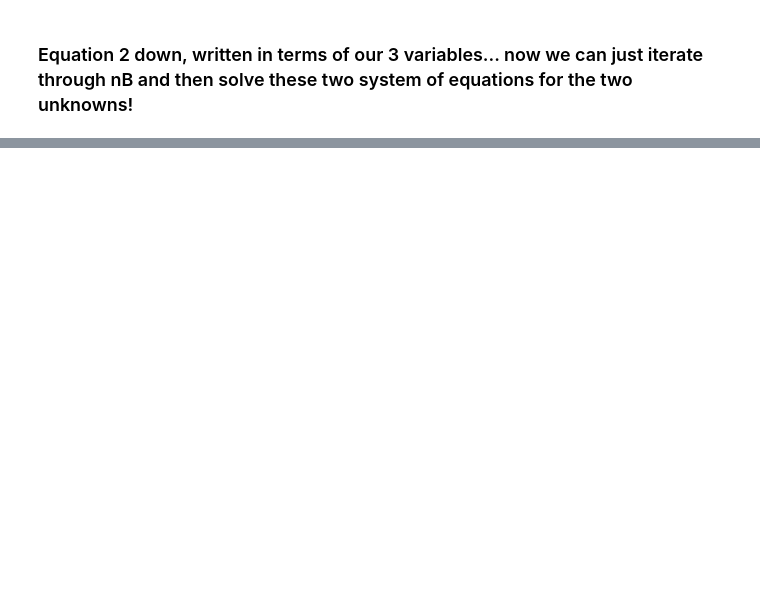
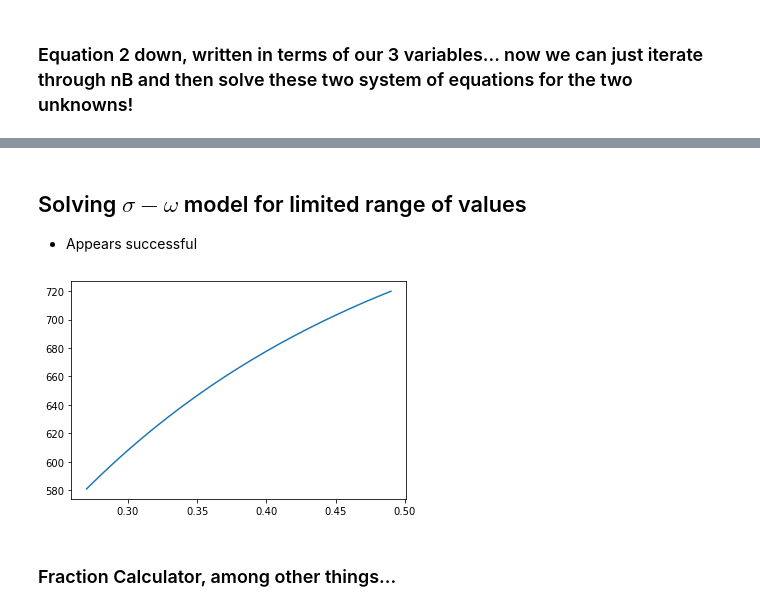
Before and after one commit to thevinhtran/Yay, a Jupyter notebook: Walecka Model.ipynb, the cells around one changed output, grey strips where cells are left out. Drawn from its saved outputs; the diff is of its cells as text; code cells hidden in the pictures; blank space fills up the shorter version.

```diff
--- a/Walecka Model.ipynb
+++ b/Walecka Model.ipynb
@@ -413,0 +568,3 @@ $\displaystyle g_{\omega} \omega + \sqrt{3^{\frac{2}{3}} \left(n_{B} \pi^{2} x_{
+# %%
+for i in range(len(sys_eqn)):
+    sys_eqn[i] = sys_eqn[i].subs(sym.symbols('n_B'), nb_val)
@@ -413,0 +586,40 @@ $\displaystyle g_{\omega} \omega + \sqrt{3^{\frac{2}{3}} \left(n_{B} \pi^{2} x_{
+# %% [markdown]
+## Solving $\sigma-\omega$ model for limited range of values
+- Appears successful
+# %%
+nb_array = np.arange(0.27, 0.5, 0.01)
+nB_array_mev = nb_array*n0*hc**3
+
+kf_neutron_array = np.copy(nb_array)
+kf_proton_array = np.copy(nb_array)
+kf_electron_array = np.copy(nb_array)
+sig_array = np.copy(nb_array)
+omega_array = np.copy(nb_array)
+# %%
+sys_eqn = [sigma_eqn_motion_1, omega_eqn_motion_1, beta_equilibrium_eqn_1,\
+           charge_conservation_eqn_1, baryon_conservation_eqn_1]
+sys_eqn_2 = ['NaN', 'NaN', 'NaN', 'NaN', 'NaN']
+x_guess = [8.00, 4.50, 43.0, 43.0, 210.0]
+# %%
+for i in range(len(nB_array_mev)):
+    for j in range(len(sys_eqn)):
+        sys_eqn_2[j] = sys_eqn[j].subs(sym.symbols('n_B'), nB_array_mev[i])
+
+
+    answer = Newton(sys_eqn_2, ind_vars, x_guess)
+
+    sig_array[i] = answer.solution[0]
+    omega_array[i] = answer.solution[1]
+    kf_proton_array[i] = answer.solution[2]
+    kf_electron_array[i] = answer.solution[3]
+    kf_neutron_array[i] = answer.solution[4]
+
+    x_guess = answer.solution
+# %%
+plt.plot(nb_array, 8.7*sig_array)
+#plt.plot(nb_array, omega_array)
+plt.show()
+# %% [output]
+[figure, added]
+# %% [markdown]
+### Fraction Calculator, among other things...
```
Also changed, not shown: parts of 73 cells of this notebook, 13 other files.
